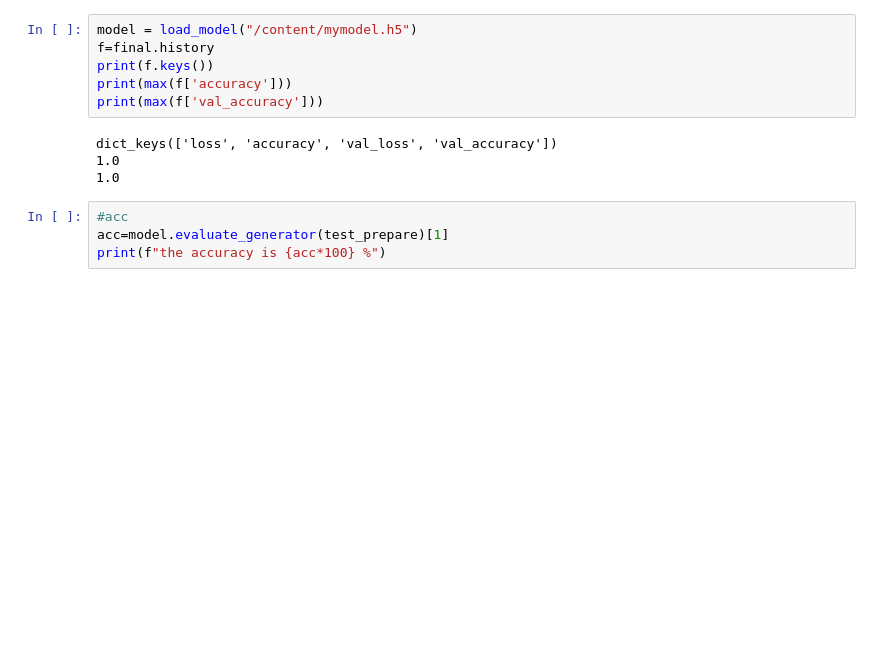
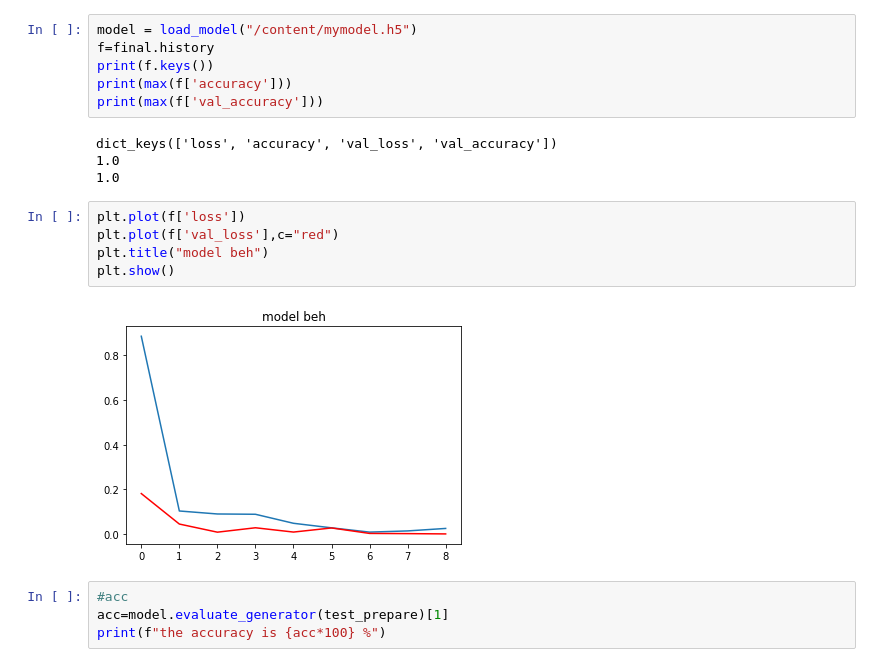
Before and after one commit to ziadbadwy/brainTumorClassification, a Jupyter notebook: brain_VS_breast.ipynb, the cells around one changed output. Cells and saved outputs as stored; diff of their text form; blank space fills up the shorter version.

```diff
--- a/brain_VS_breast.ipynb
+++ b/brain_VS_breast.ipynb
@@ -281,6 +281,13 @@ print(max(f['val_accuracy']))
 dict_keys(['loss', 'accuracy', 'val_loss', 'val_accuracy'])
 1.0
 1.0
+# %%
+plt.plot(f['loss'])
+plt.plot(f['val_loss'],c="red")
+plt.title("model beh")
+plt.show()
+# %% [output]
+[figure, added]
 # %%
 #acc
 acc=model.evaluate_generator(test_prepare)[1]
```
